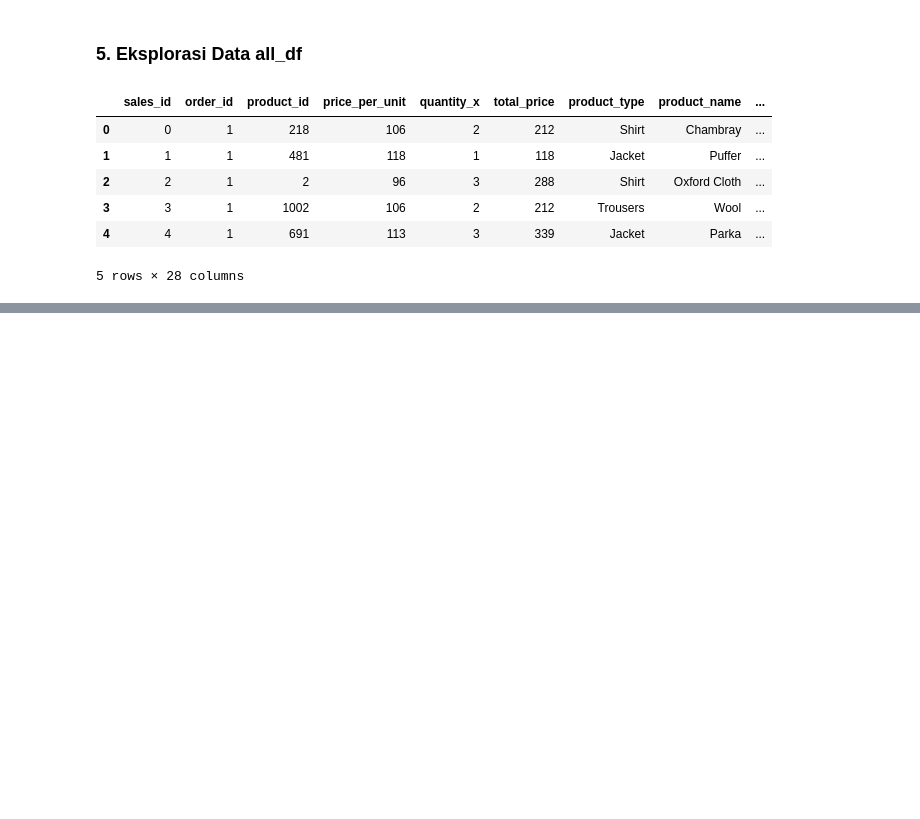
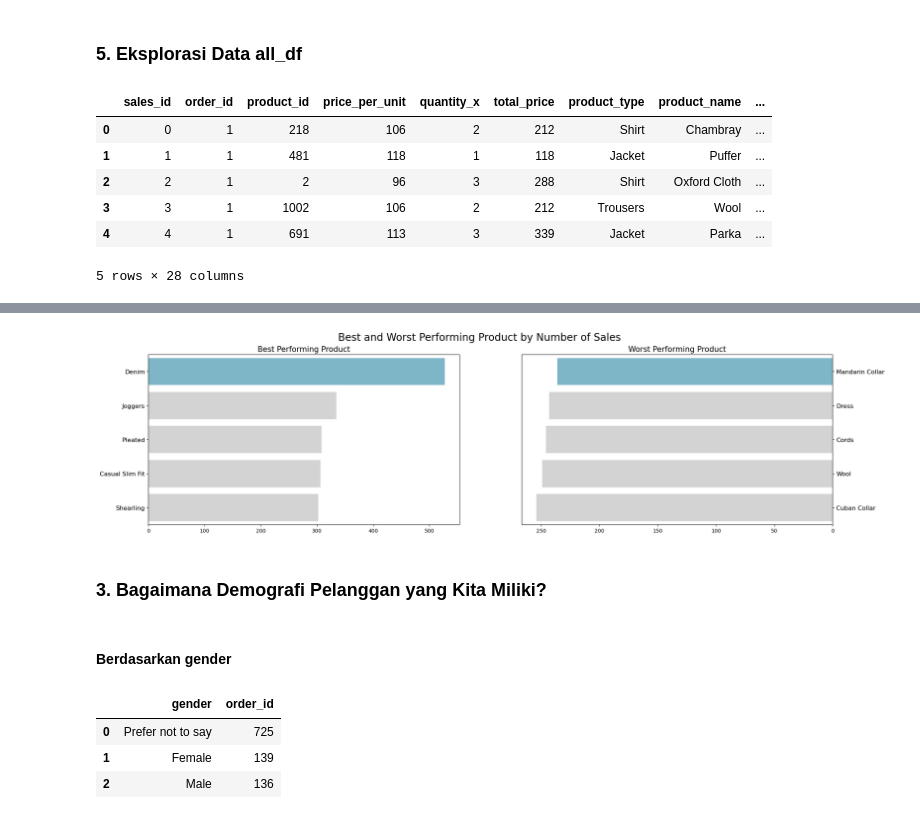
Before and after one commit to aliplizal/project_analisis_data, a Jupyter notebook: dicoding_project/notebook.ipynb, the cells around one changed output, grey strips where cells are left out. Saved outputs shown, nothing was run; the diff lists cells and outputs as text; code cells hidden in the pictures; blank space fills up the shorter version.

```diff
--- a/dicoding_project/notebook.ipynb
+++ b/dicoding_project/notebook.ipynb
@@ -858,0 +965,4 @@ all_df.groupby(by=["age_group", "product_type"]).agg({
+# %%
+# produk dengan penjualan terbanyak dan paling sedikit.
+sum_order_items_df = all_df.groupby("product_name").quantity_x.sum().sort_values(ascending=False).reset_index()
+sum_order_items_df.head(15)
@@ -858,0 +993,58 @@ all_df.groupby(by=["age_group", "product_type"]).agg({
+# %%
+# mengisi kanvas kosong
+# ax[0] merupakan object untuk kanvas pertama (bagian kiri) dan ax[1] merupakan object untuk kanvas kedua (bagian kanan)
+import seaborn as sns
+import matplotlib.pyplot as plt
+
+fig, ax = plt.subplots(nrows=1, ncols=2, figsize=(24, 6))
+
+colors = ["#72BCD4", "#D3D3D3", "#D3D3D3", "#D3D3D3", "#D3D3D3"]
+
+# produk dengan performa terbaik
+sns.barplot(
+    x="quantity_x",
+    y="product_name",
+    hue="product_name",
+    data=sum_order_items_df.head(5),
+    palette=colors,
+    ax=ax[0],
+    legend=False
+)
+ax[0].set_ylabel(None)
+ax[0].set_xlabel(None)
+ax[0].set_title("Best Performing Product", loc="center", fontsize=15)
+ax[0].tick_params(axis='y', labelsize=12)
+
+# produk dengan performa terburuk
+sns.barplot(
+    x="quantity_x",
+    y="product_name",
+    hue="product_name",
+    data=sum_order_items_df.sort_values(by="quantity_x", ascending=True).head(5),
+    palette=colors,
+    ax=ax[1],
+    legend=False
+)
+ax[1].set_ylabel(None)
+ax[1].set_xlabel(None)
+ax[1].invert_xaxis()
+ax[1].yaxis.set_label_position("right")
+ax[1].yaxis.tick_right()
+ax[1].set_title("Worst Performing Product", loc="center", fontsize=15)
+ax[1].tick_params(axis='y', labelsize=12)
+
+plt.suptitle("Best and Worst Performing Product by Number of Sales", fontsize=20)
+plt.show()
+# %% [output]
+[figure, added]
+# %% [markdown]
+### 3. Bagaimana Demografi Pelanggan yang Kita Miliki?
+# %% [markdown]
+#### Berdasarkan gender
+# %%
+orders_customers_df.groupby(by="gender").order_id.nunique().sort_values(ascending=False).reset_index()
+# %% [output]
+|  | gender | order_id |
+| 0 | Prefer not to say | 725 |
+| 1 | Female | 139 |
+| 2 | Male | 136 |
```
Also changed, not shown: parts of 33 cells of this notebook.
